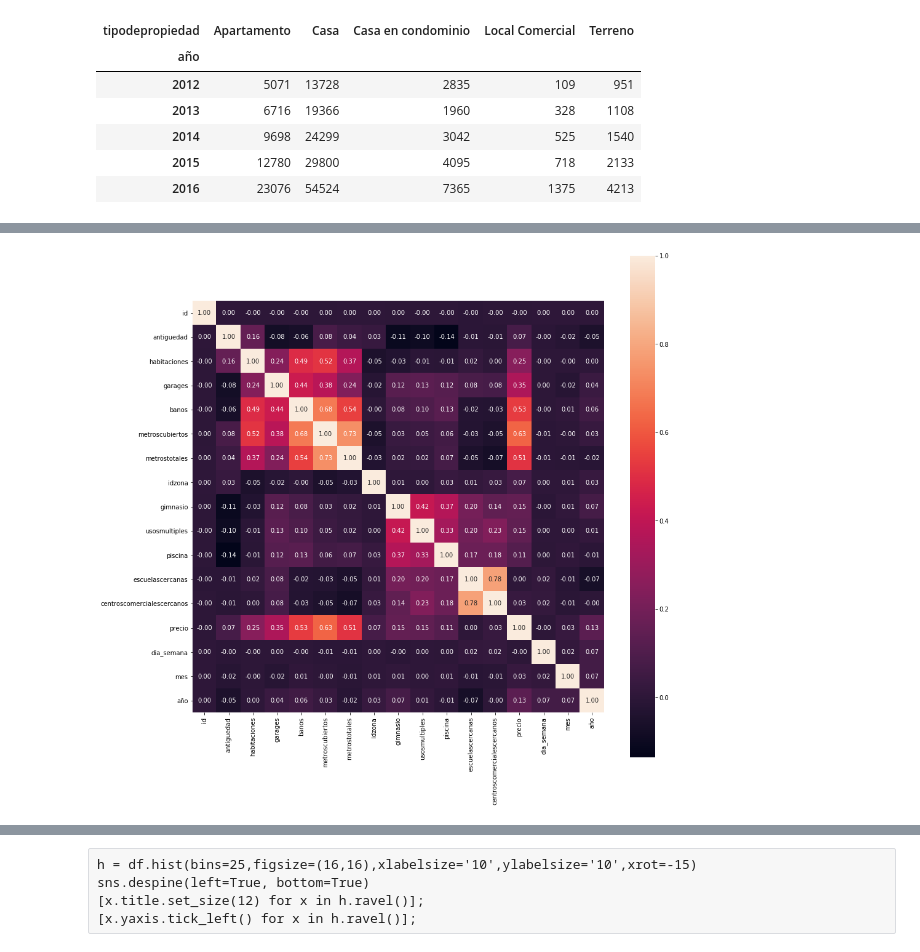
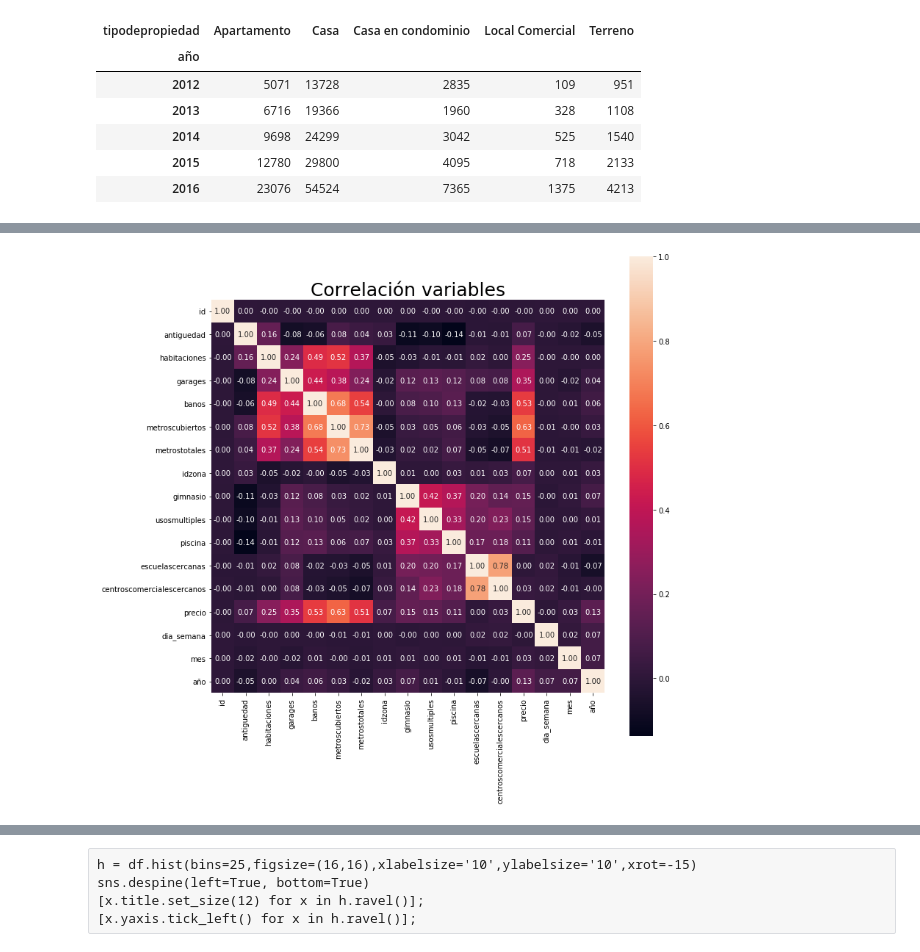
Before and after one commit to gdbien/9558-Organizacion-de-Datos, a Jupyter notebook: TP1/Franco/tp1_franco.ipynb, the cells around one changed output, grey strips where cells are left out. Drawn from its saved outputs; the diff is of its cells as text; code cells hidden in the pictures.

```diff
--- a/TP1/Franco/tp1_franco.ipynb
+++ b/TP1/Franco/tp1_franco.ipynb
@@ -562,9 +562,11 @@ plt.savefig('evolucion_cant_public_top5_stackedbar.png', bbox_inches = 'tight')
 # %%
 # Matriz de correlaciones como heatmap
-plt.figure(figsize=(15, 15))
+plt.figure(figsize=(12, 12))
 sns.heatmap(df.corr(), square=True, annot=True, fmt='.2f');
+plt.title('Correlación variables',size=25)
+plt.savefig('corr_variables', bbox_inches = 'tight')
 # %% [output]
-[figure, old version]
+[figure, new version]
 # %%
 df.corr()['precio'].sort_values(ascending=False)
 # %% [output]
```
Also changed, not shown: parts of 24 cells of this notebook.
